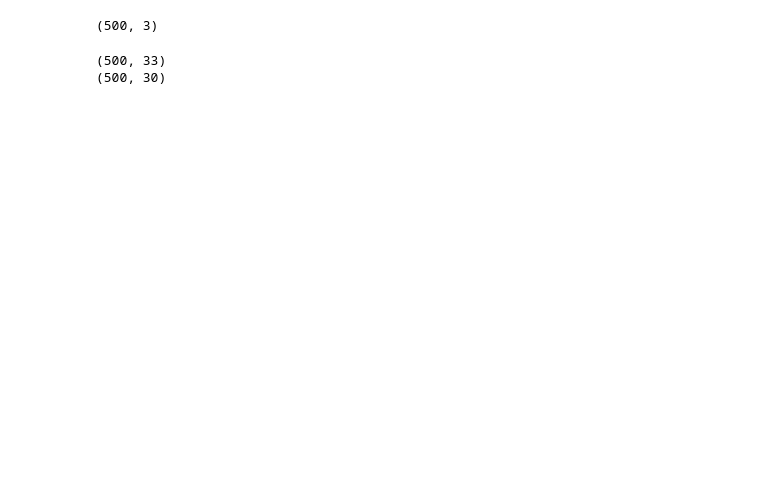
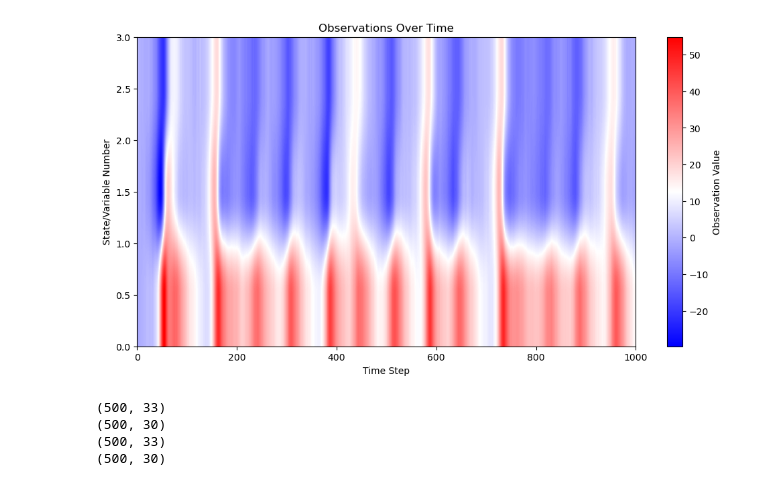
Before and after one commit to enochcluk/variational_filtering, a Jupyter notebook: nn.ipynb, the cells around one changed output. Drawn from its saved outputs; the diff is of its cells as text; code cells hidden in the pictures; blank space fills up the shorter version.

Commit message:
new analysis net, some testing

```diff
--- a/nn.ipynb
+++ b/nn.ipynb
@@ -19,18 +19,20 @@ from flax.training import train_state
 from functools import partial
 import optax
 
-N = 10 # number of Monte Carlo samples
-num_steps = 500  # Number of time steps
+N = 10  # number of Monte Carlo samples
+num_steps = 1000  # Total number of time steps
+num_train_steps = 500  # Number of training time steps
+num_test_steps = num_steps - num_train_steps  # Number of testing time steps
 J0 = 0
 n = 3   # Number of state variables
-key = random.PRNGKey(0)  # Random key for reproducibility
+key = random.PRNGKey(42)  # Random key for reproducibility
 Q = 0.1 * jnp.eye(n)  # Process noise covariance
 R = 0.05 * jnp.eye(n)  # Observation noise covariance
-H = jnp.eye(n) # Observation matrix (identity matrix for direct observation of all state variables)
+H = jnp.eye(n)  # Observation matrix (identity matrix for direct observation of all state variables)
 
 n_ensemble = 10
 observation_interval = 1
-initial_state = random.normal(random.PRNGKey(0), (n,))
+initial_state = random.normal(random.PRNGKey(42), (n,))
 m0 = initial_state
 C0 = Q
 
@@ -41,7 +43,12 @@ jacobian_function = jacrev(l63_step, argnums=0)
 jac_func = Partial(jacobian_function)
 state_transition_function = l63_step
 
-observations, true_states = generate_true_states(key, num_steps, n, initial_state, H, Q, R, l63_step, observation_interval)
+# Generate true states and observations for 1000 steps
+true_states, observations = generate_true_states(key, num_steps, n, initial_state, H, Q, R, l63_step, observation_interval)
+# %%
+visualize_observations(observations)
+# %% [output]
+[figure, added]
 # %%
 from jax import random, jit, lax
 
@@ -88,7 +95,3 @@ ensemble_preds, C_preds, ensembles, covariances = ensrf_steps(state_transition_f
-# %%
-m_preds.shape
-# %% [output]
-(500, 3)
 # %%
 ensemble_preds = ensemble_preds.transpose(0, 2, 1)  # Shape: (num_steps, ensemble_size, n)
 ensembles = ensembles.transpose(0, 2, 1)            # Shape: (num_steps, ensemble_size, n)
@@ -97,7 +100,8 @@ ensembles = ensembles.transpose(0, 2, 1)            # Shape: (num_steps, ensembl
 inputs = []
 outputs = []
 
-for t in range(num_steps):
+
+for t in range(num_train_steps):
     pred_ensemble = ensemble_preds[t]  # Shape: (ensemble_size, n)
     obs = observations[t]              # Shape: (observation_dim,)
     analysis_ensemble = ensembles[t]   # Shape: (ensemble_size, n)
@@ -114,8 +118,31 @@ outputs = jnp.array(outputs) # Shape: (num_steps, output_dim)
 
 print(inputs.shape)
 print(outputs.shape)
+
+test_inputs = []
+test_outputs = []
+
+for t in range(num_train_steps, num_steps):
+    pred_ensemble = ensemble_preds[t]  # Shape: (ensemble_size, n)
+    obs = observations[t]              # Shape: (observation_dim,)
+    analysis_ensemble = ensembles[t]   # Shape: (ensemble_size, n)
+
+    pred_ensemble_flat = pred_ensemble.reshape(-1)  # Shape: (ensemble_size * n,)
+    input_t = jnp.concatenate([pred_ensemble_flat, obs])  # Shape: (ensemble_size * n + observation_dim,)
+
+    output_t = analysis_ensemble.reshape(-1)  # Flatten the analysis ensemble
+    test_inputs.append(input_t)
+    test_outputs.append(output_t)
+
+test_inputs = jnp.array(test_inputs)   # Shape: (num_steps, input_dim)
+test_outputs = jnp.array(test_outputs) # Shape: (num_steps, output_dim)
+
+print(test_inputs.shape)
+print(test_outputs.shape)
 # %% [output]
 (500, 33)
 (500, 30)
+(500, 33)
+(500, 30)
 # %%
 def kl_loss(params, batch):
```
Also changed, not shown: parts of 13 cells of this notebook.
